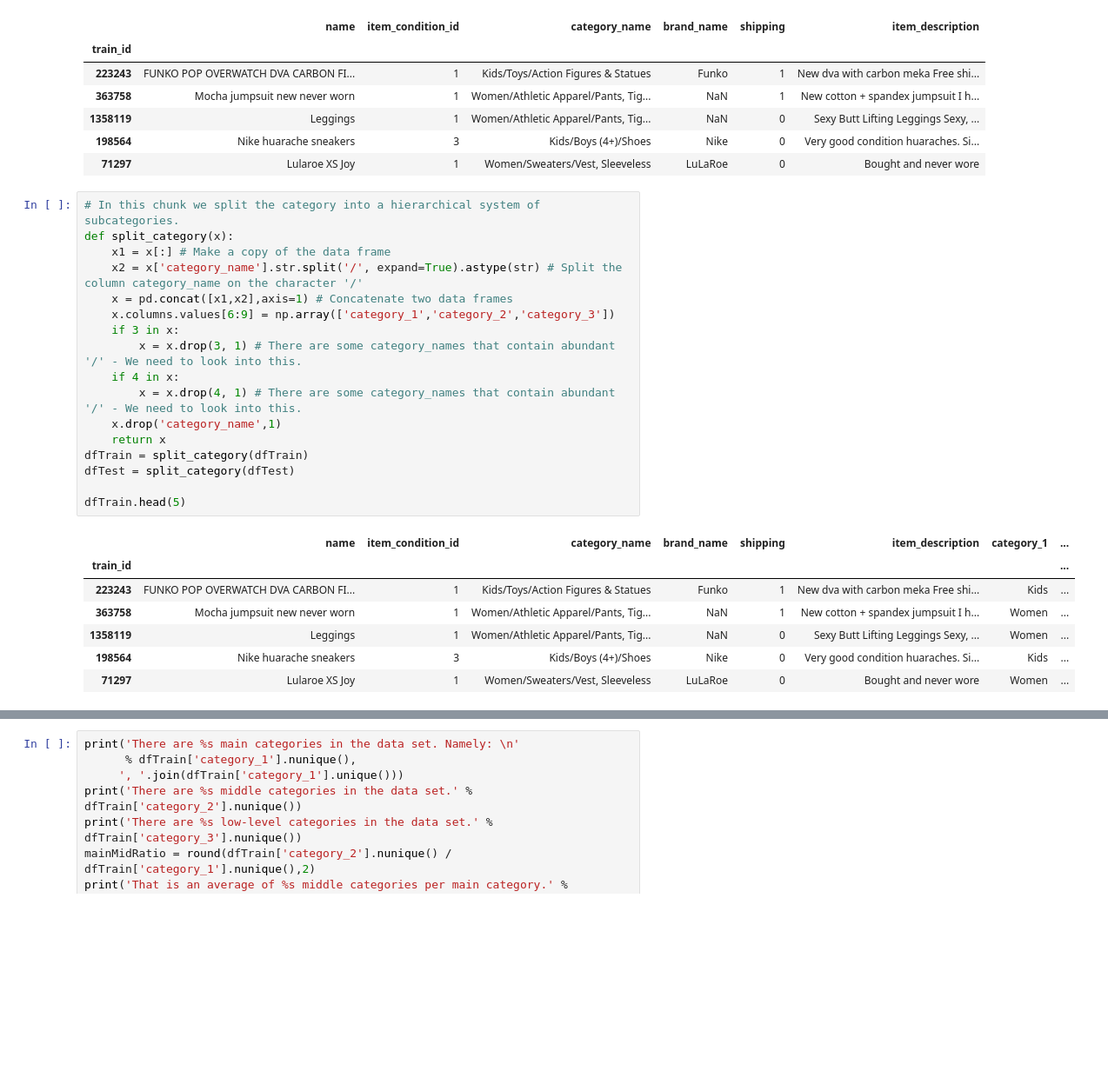
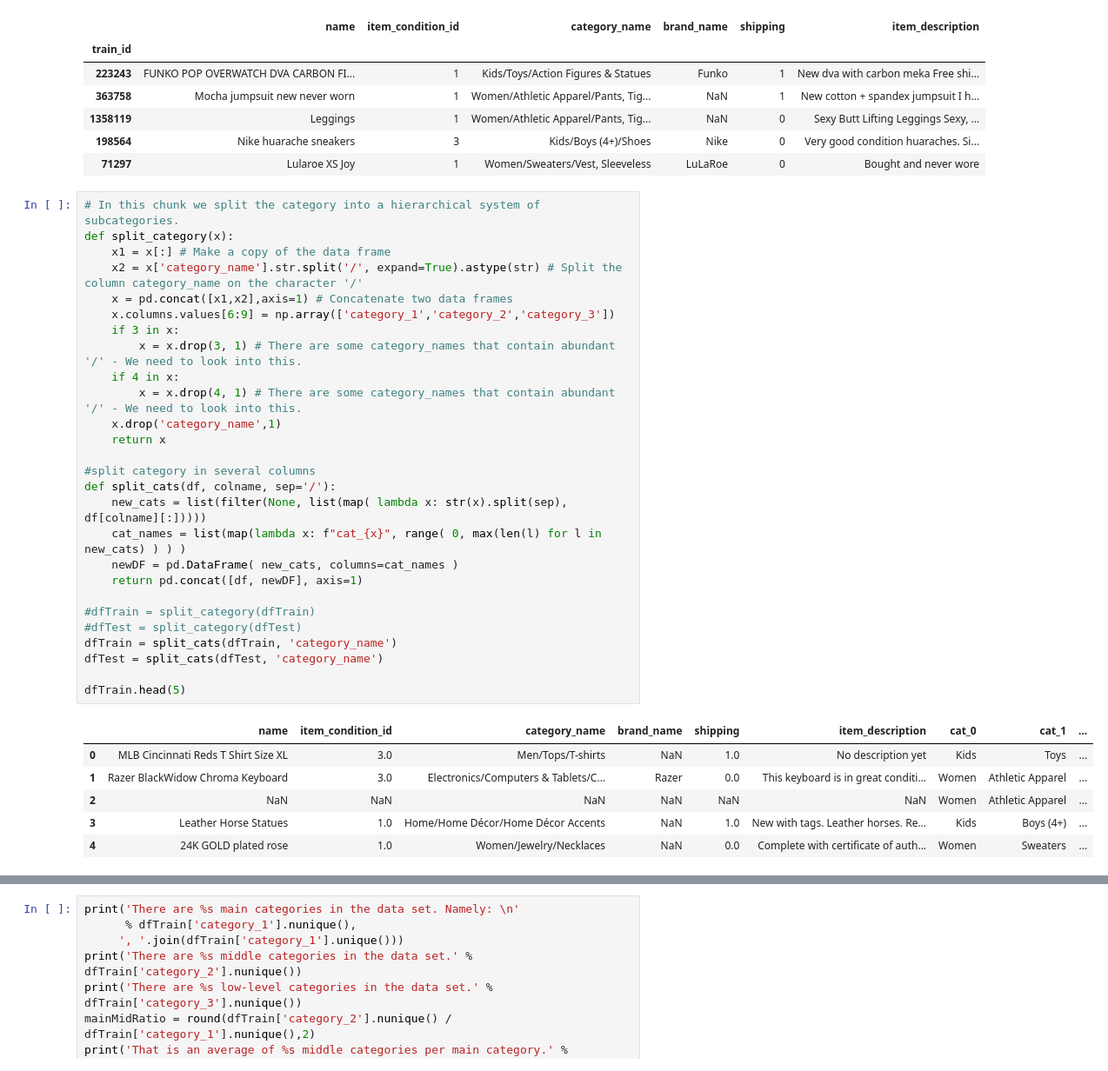
Before and after one commit to RoelPi/kag_mercari_prices, a Jupyter notebook: kag_mercari_price_suggestion.ipynb, the cells around one changed output, grey strips where cells are left out. Shown: that part at 87% size. Saved outputs shown, nothing was run; the diff lists cells and outputs as text; blank space fills up the shorter version.

Commit message:
Creates new function to split cats, lists first row with valid data

```diff
--- a/kag_mercari_price_suggestion.ipynb
+++ b/kag_mercari_price_suggestion.ipynb
@@ -27,25 +27,34 @@ dfTrain.head(5)
 # %%
 # In this chunk we split the category into a hierarchical system of subcategories.
 def split_category(x):
     x1 = x[:] # Make a copy of the data frame
     x2 = x['category_name'].str.split('/', expand=True).astype(str) # Split the column category_name on the character '/'
     x = pd.concat([x1,x2],axis=1) # Concatenate two data frames
     x.columns.values[6:9] = np.array(['category_1','category_2','category_3'])
     if 3 in x:
         x = x.drop(3, 1) # There are some category_names that contain abundant '/' - We need to look into this.
     if 4 in x:
         x = x.drop(4, 1) # There are some category_names that contain abundant '/' - We need to look into this.
     x.drop('category_name',1)
     return x
-dfTrain = split_category(dfTrain)
-dfTest = split_category(dfTest)
+
+#split category in several columns
+def split_cats(df, colname, sep='/'):
+    new_cats = list(filter(None, list(map( lambda x: str(x).split(sep), df[colname][:]))))
+    cat_names = list(map(lambda x: f"cat_{x}", range( 0, max(len(l) for l in new_cats) ) ) )
+    newDF = pd.DataFrame( new_cats, columns=cat_names )
+    return pd.concat([df, newDF], axis=1)
+
+#dfTrain = split_category(dfTrain)
+#dfTest = split_category(dfTest)
+dfTrain = split_cats(dfTrain, 'category_name')
+dfTest = split_cats(dfTest, 'category_name')
 
 dfTrain.head(5)
 # %% [output]
-|  | name | item_condition_id | category_name | brand_name | shipping | item_description | category_1 | ... |
-| train_id |  |  |  |  |  |  |  | ... |
-| 223243 | FUNKO POP OVERWATCH DVA CARBON FI... | 1 | Kids/Toys/Action Figures & Statues | Funko | 1 | New dva with carbon meka Free shi... | Kids | ... |
-| 363758 | Mocha jumpsuit new never worn | 1 | Women/Athletic Apparel/Pants, Tig... | NaN | 1 | New cotton + spandex jumpsuit I h... | Women | ... |
-| 1358119 | Leggings | 1 | Women/Athletic Apparel/Pants, Tig... | NaN | 0 | Sexy Butt Lifting Leggings Sexy, ... | Women | ... |
-| 198564 | Nike huarache sneakers | 3 | Kids/Boys (4+)/Shoes | Nike | 0 | Very good condition huaraches. Si... | Kids | ... |
-| 71297 | Lularoe XS Joy | 1 | Women/Sweaters/Vest, Sleeveless | LuLaRoe | 0 | Bought and never wore | Women | ... |
+|  | name | item_condition_id | category_name | brand_name | shipping | item_description | cat_0 | cat_1 | ... |
+| 0 | MLB Cincinnati Reds T Shirt Size XL | 3.0 | Men/Tops/T-shirts | NaN | 1.0 | No description yet | Kids | Toys | ... |
+| 1 | Razer BlackWidow Chroma Keyboard | 3.0 | Electronics/Computers & Tablets/C... | Razer | 0.0 | This keyboard is in great conditi... | Women | Athletic Apparel | ... |
+| 2 | NaN | NaN | NaN | NaN | NaN | NaN | Women | Athletic Apparel | ... |
+| 3 | Leather Horse Statues | 1.0 | Home/Home Décor/Home Décor Accents | NaN | 1.0 | New with tags. Leather horses. Re... | Kids | Boys (4+) | ... |
+| 4 | 24K GOLD plated rose | 1.0 | Women/Jewelry/Necklaces | NaN | 0.0 | Complete with certificate of auth... | Women | Sweaters | ... |
```
Also changed, not shown: parts of 1 cell of this notebook.
